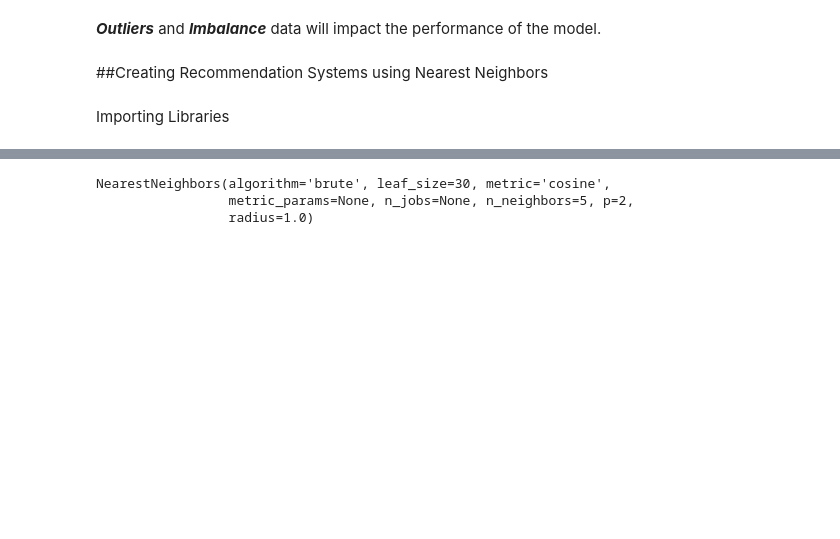
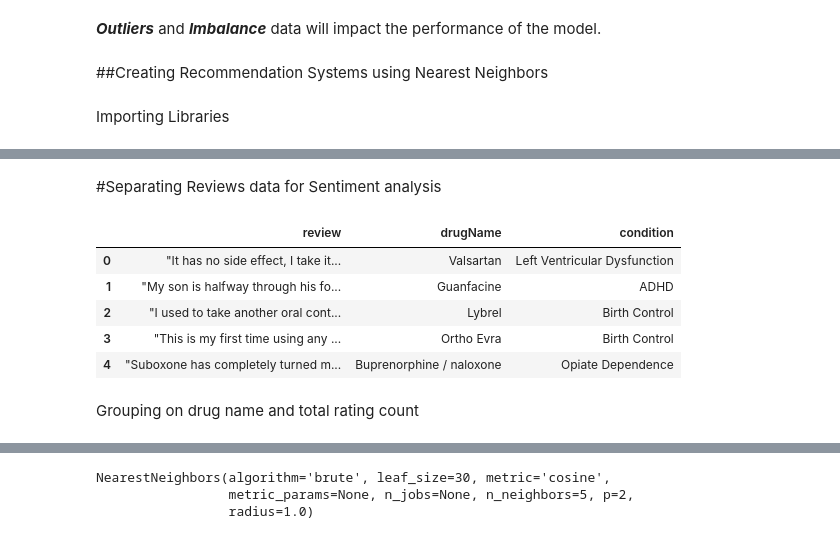
Before and after one commit to Ajay-Sai-Kiran/Recommendation-Systems, a Jupyter notebook: Drug_recommendation_system.ipynb, the cells around one changed output, grey strips where cells are left out. Saved outputs shown, nothing was run; the diff lists cells and outputs as text; code cells hidden in the pictures; blank space fills up the shorter version.

```diff
--- a/Drug_recommendation_system.ipynb
+++ b/Drug_recommendation_system.ipynb
@@ -50,3 +45,17 @@ drugs.drop(columns=["date"])
+# %% [markdown]
+#Separating Reviews data for Sentiment analysis
+# %%
+reviews = pd.DataFrame(drugs, columns = ['review','drugName','condition'])
+reviews.head()
+# %% [output]
+|  | review | drugName | condition |
+| 0 | "It has no side effect, I take it... | Valsartan | Left Ventricular Dysfunction |
+| 1 | "My son is halfway through his fo... | Guanfacine | ADHD |
+| 2 | "I used to take another oral cont... | Lybrel | Birth Control |
+| 3 | "This is my first time using any ... | Ortho Evra | Birth Control |
+| 4 | "Suboxone has completely turned m... | Buprenorphine / naloxone | Opiate Dependence |
+# %% [markdown]
+Grouping on drug name and total rating count
 # %%
 combine_drug_rating=drugs.dropna(axis=0,subset=["drugName"])
 drug_ratingcount=(combine_drug_rating.groupby(by=['drugName'])['condition']).count().reset_index().rename(columns={'condition':'totalratingcount'})[['drugName','totalratingcount']]
```
Also changed, not shown: parts of 14 cells of this notebook.
